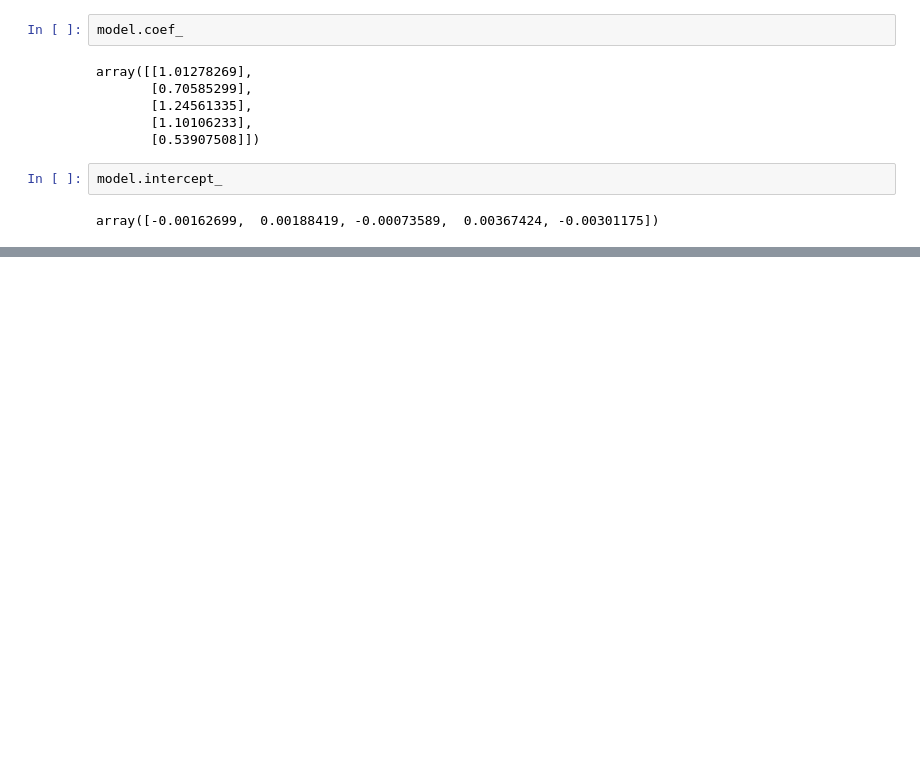
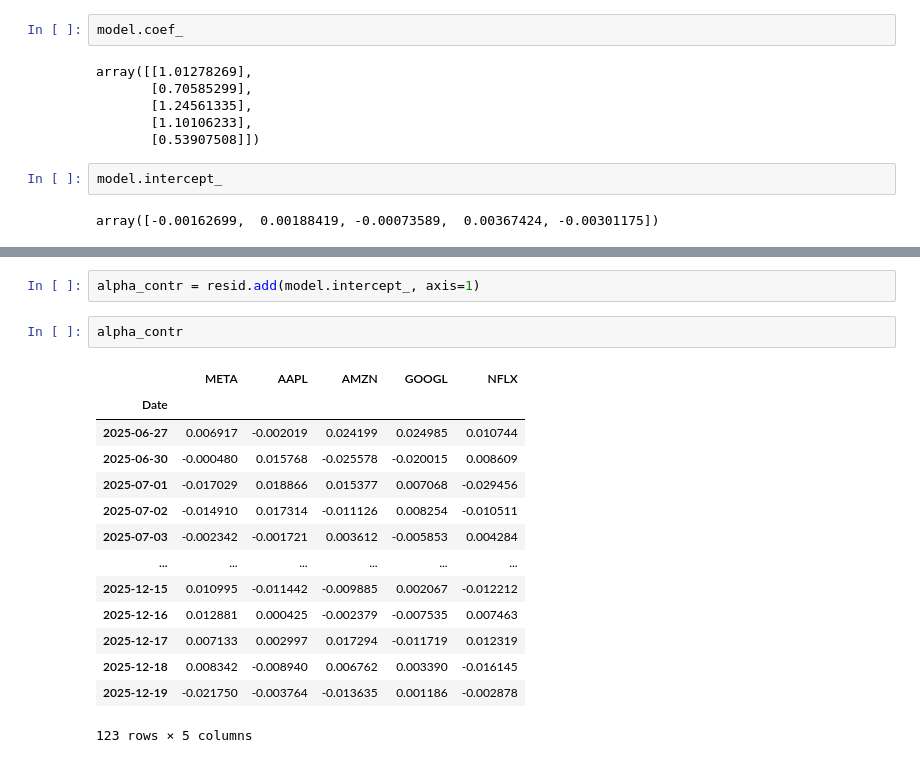
Before and after one commit to Nandinho42069/Learning_resources, a Jupyter notebook: Quant_course/Homework4.ipynb, the cells around one changed output, grey strips where cells are left out. Cells and saved outputs as stored; diff of their text form; blank space fills up the shorter version.

```diff
--- a/Quant_course/Homework4.ipynb
+++ b/Quant_course/Homework4.ipynb
@@ -64,0 +91,19 @@ array([-0.00162699,  0.00188419, -0.00073589,  0.00367424, -0.00301175])
+# %%
+alpha_contr = resid.add(model.intercept_, axis=1)
+# %%
+alpha_contr
+# %% [output]
+|  | META | AAPL | AMZN | GOOGL | NFLX |
+| Date |  |  |  |  |  |
+| 2025-06-27 | 0.006917 | -0.002019 | 0.024199 | 0.024985 | 0.010744 |
+| 2025-06-30 | -0.000480 | 0.015768 | -0.025578 | -0.020015 | 0.008609 |
+| 2025-07-01 | -0.017029 | 0.018866 | 0.015377 | 0.007068 | -0.029456 |
+| 2025-07-02 | -0.014910 | 0.017314 | -0.011126 | 0.008254 | -0.010511 |
+| 2025-07-03 | -0.002342 | -0.001721 | 0.003612 | -0.005853 | 0.004284 |
+| ... | ... | ... | ... | ... | ... |
+| 2025-12-15 | 0.010995 | -0.011442 | -0.009885 | 0.002067 | -0.012212 |
+| 2025-12-16 | 0.012881 | 0.000425 | -0.002379 | -0.007535 | 0.007463 |
+| 2025-12-17 | 0.007133 | 0.002997 | 0.017294 | -0.011719 | 0.012319 |
+| 2025-12-18 | 0.008342 | -0.008940 | 0.006762 | 0.003390 | -0.016145 |
+| 2025-12-19 | -0.021750 | -0.003764 | -0.013635 | 0.001186 | -0.002878 |
+123 rows × 5 columns
```
Also changed, not shown: parts of 4 cells of this notebook, 3 other files.
